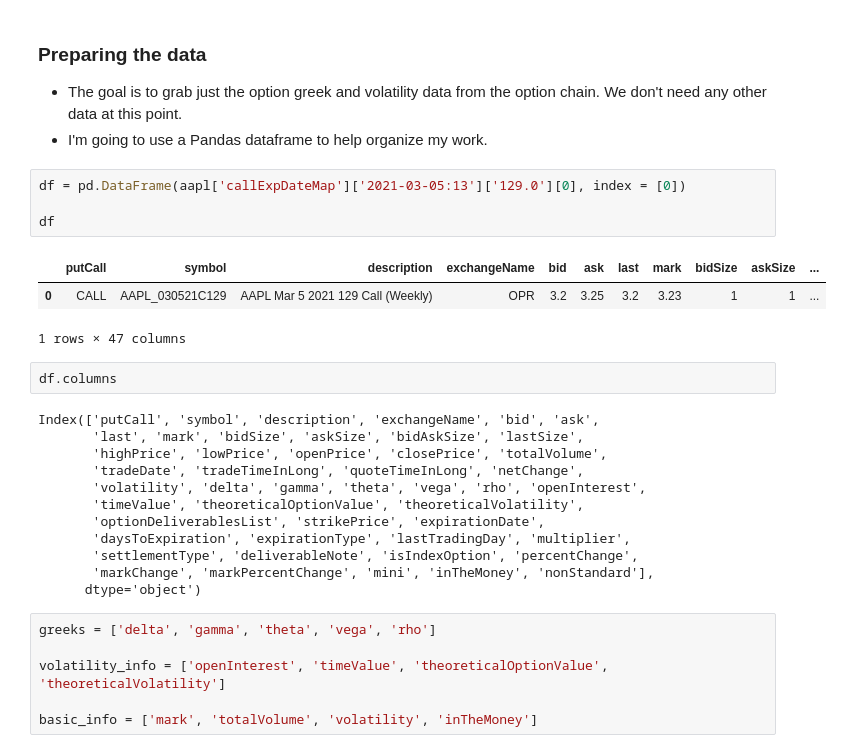
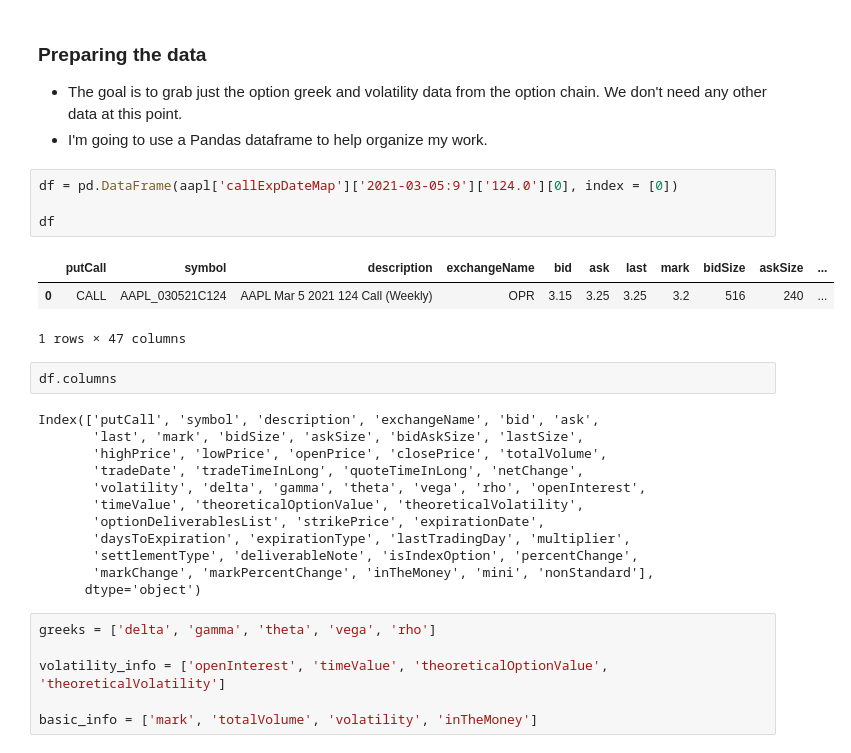
Before and after one commit to lukewbecker/algo-trading-training, a Jupyter notebook: goat_data.ipynb, the cells around one changed output. Drawn from its saved outputs; the diff is of its cells as text.

```diff
--- a/goat_data.ipynb
+++ b/goat_data.ipynb
@@ -82,12 +115,12 @@ aapl['callExpDateMap']['2021-03-05:13']['129.0']
 - The goal is to grab just the option greek and volatility data from the option chain. We don't need any other data at this point.
 - I'm going to use a Pandas dataframe to help organize my work.
 # %%
-df = pd.DataFrame(aapl['callExpDateMap']['2021-03-05:13']['129.0'][0], index = [0])
+df = pd.DataFrame(aapl['callExpDateMap']['2021-03-05:9']['124.0'][0], index = [0])
 
 df
 # %% [output]
 |  | putCall | symbol | description | exchangeName | bid | ask | last | mark | bidSize | askSize | ... |
-| 0 | CALL | AAPL_030521C129 | AAPL Mar 5 2021 129 Call (Weekly) | OPR | 3.2 | 3.25 | 3.2 | 3.23 | 1 | 1 | ... |
+| 0 | CALL | AAPL_030521C124 | AAPL Mar 5 2021 124 Call (Weekly) | OPR | 3.15 | 3.25 | 3.25 | 3.2 | 516 | 240 | ... |
 1 rows × 47 columns
 # %%
 df.columns
@@ -101,7 +134,7 @@ Index(['putCall', 'symbol', 'description', 'exchangeName', 'bid', 'ask',
        'optionDeliverablesList', 'strikePrice', 'expirationDate',
        'daysToExpiration', 'expirationType', 'lastTradingDay', 'multiplier',
        'settlementType', 'deliverableNote', 'isIndexOption', 'percentChange',
-       'markChange', 'markPercentChange', 'mini', 'inTheMoney', 'nonStandard'],
+       'markChange', 'markPercentChange', 'inTheMoney', 'mini', 'nonStandard'],
       dtype='object')
 # %%
 greeks = ['delta', 'gamma', 'theta', 'vega', 'rho']
```
Also changed, not shown: parts of 52 cells of this notebook.
